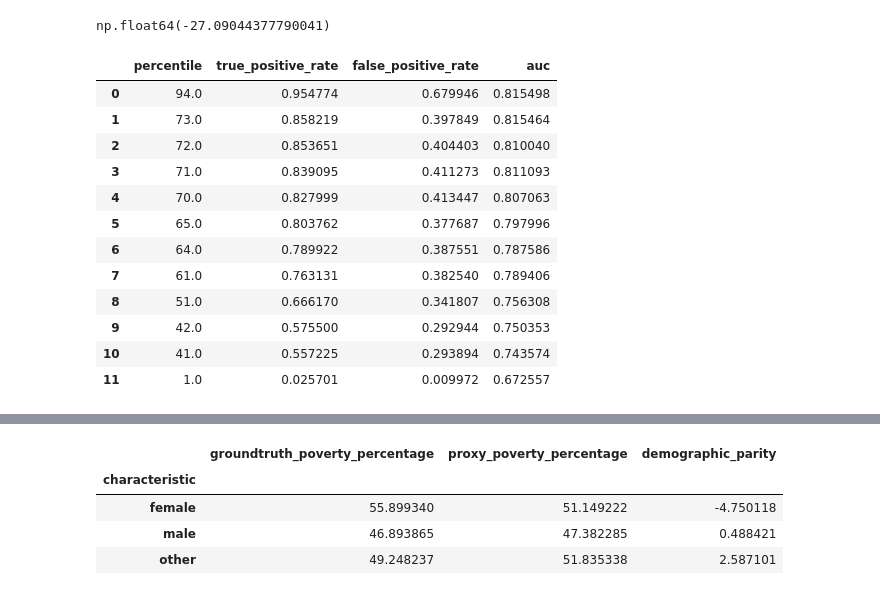
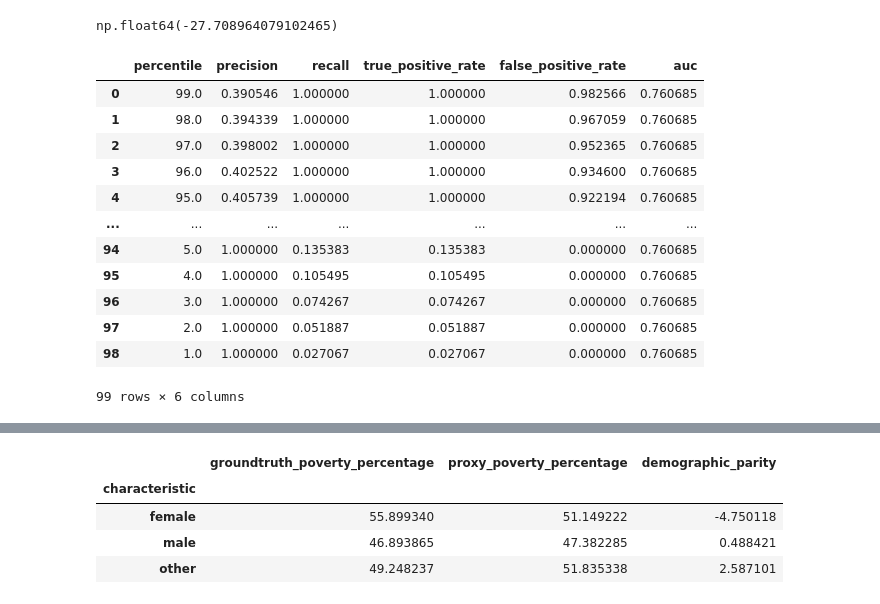
Before and after one commit to Global-Opportunity-Lab/cider, a Jupyter notebook: notebooks/validation_metrics.ipynb, the cells around one changed output, grey strips where cells are left out. Saved outputs shown, nothing was run; the diff lists cells and outputs as text; code cells hidden in the pictures.

```diff
--- a/notebooks/validation_metrics.ipynb
+++ b/notebooks/validation_metrics.ipynb
@@ -33,7 +36,7 @@ np.random.seed(2)
 synthetic_data['household_id'] = range(n_rows)
 synthetic_data['groundtruth_consumption'] = np.random.rand(n_rows) * 10
 for i in range(10):
-    synthetic_data["proxy_consumption"] = synthetic_data['groundtruth_consumption'] + np.random.randint(size=n_rows, low=0, high=i+5)
+    synthetic_data["proxy_consumption"] = synthetic_data['groundtruth_consumption'] + np.random.uniform(size=n_rows, low=0, high=i+5)
 synthetic_data['weight'] = np.random.randint(10, 100, size=n_rows)
 
 synthetic_df = pd.DataFrame(synthetic_data)
@@ -79,22 +82,25 @@ calculate_utility(
     ConsumptionColumn.GROUNDTRUTH,
     5000)
 # %% [output]
-np.float64(-27.09044377790041)
+np.float64(-27.708964079102465)
 # %%
-compute_auc_roc_with_percentile_grid(
+fixed_groundtruth_percentile = 40  # Bottom 40% are considered "poor"
+auc_roc_precision_recall_df = compute_auc_roc_precision_recall_with_percentile_grid(
     synthetic_df,
+    fixed_groundtruth_percentile,
     99)
+auc_roc_precision_recall_df
 # %% [output]
-|  | percentile | true_positive_rate | false_positive_rate | auc |
-| 0 | 94.0 | 0.954774 | 0.679946 | 0.815498 |
-| 1 | 73.0 | 0.858219 | 0.397849 | 0.815464 |
-| 2 | 72.0 | 0.853651 | 0.404403 | 0.810040 |
-| 3 | 71.0 | 0.839095 | 0.411273 | 0.811093 |
-| 4 | 70.0 | 0.827999 | 0.413447 | 0.807063 |
-| 5 | 65.0 | 0.803762 | 0.377687 | 0.797996 |
-| 6 | 64.0 | 0.789922 | 0.387551 | 0.787586 |
-| 7 | 61.0 | 0.763131 | 0.382540 | 0.789406 |
-| 8 | 51.0 | 0.666170 | 0.341807 | 0.756308 |
-| 9 | 42.0 | 0.575500 | 0.292944 | 0.750353 |
-| 10 | 41.0 | 0.557225 | 0.293894 | 0.743574 |
-| 11 | 1.0 | 0.025701 | 0.009972 | 0.672557 |
+|  | percentile | precision | recall | true_positive_rate | false_positive_rate | auc |
+| 0 | 99.0 | 0.390546 | 1.000000 | 1.000000 | 0.982566 | 0.760685 |
+| 1 | 98.0 | 0.394339 | 1.000000 | 1.000000 | 0.967059 | 0.760685 |
+| 2 | 97.0 | 0.398002 | 1.000000 | 1.000000 | 0.952365 | 0.760685 |
+| 3 | 96.0 | 0.402522 | 1.000000 | 1.000000 | 0.934600 | 0.760685 |
+| 4 | 95.0 | 0.405739 | 1.000000 | 1.000000 | 0.922194 | 0.760685 |
+| ... | ... | ... | ... | ... | ... | ... |
+| 94 | 5.0 | 1.000000 | 0.135383 | 0.135383 | 0.000000 | 0.760685 |
+| 95 | 4.0 | 1.000000 | 0.105495 | 0.105495 | 0.000000 | 0.760685 |
+| 96 | 3.0 | 1.000000 | 0.074267 | 0.074267 | 0.000000 | 0.760685 |
+| 97 | 2.0 | 1.000000 | 0.051887 | 0.051887 | 0.000000 | 0.760685 |
+| 98 | 1.0 | 1.000000 | 0.027067 | 0.027067 | 0.000000 | 0.760685 |
+99 rows × 6 columns
```
Also changed, not shown: parts of 11 cells of this notebook, 4 other files.
